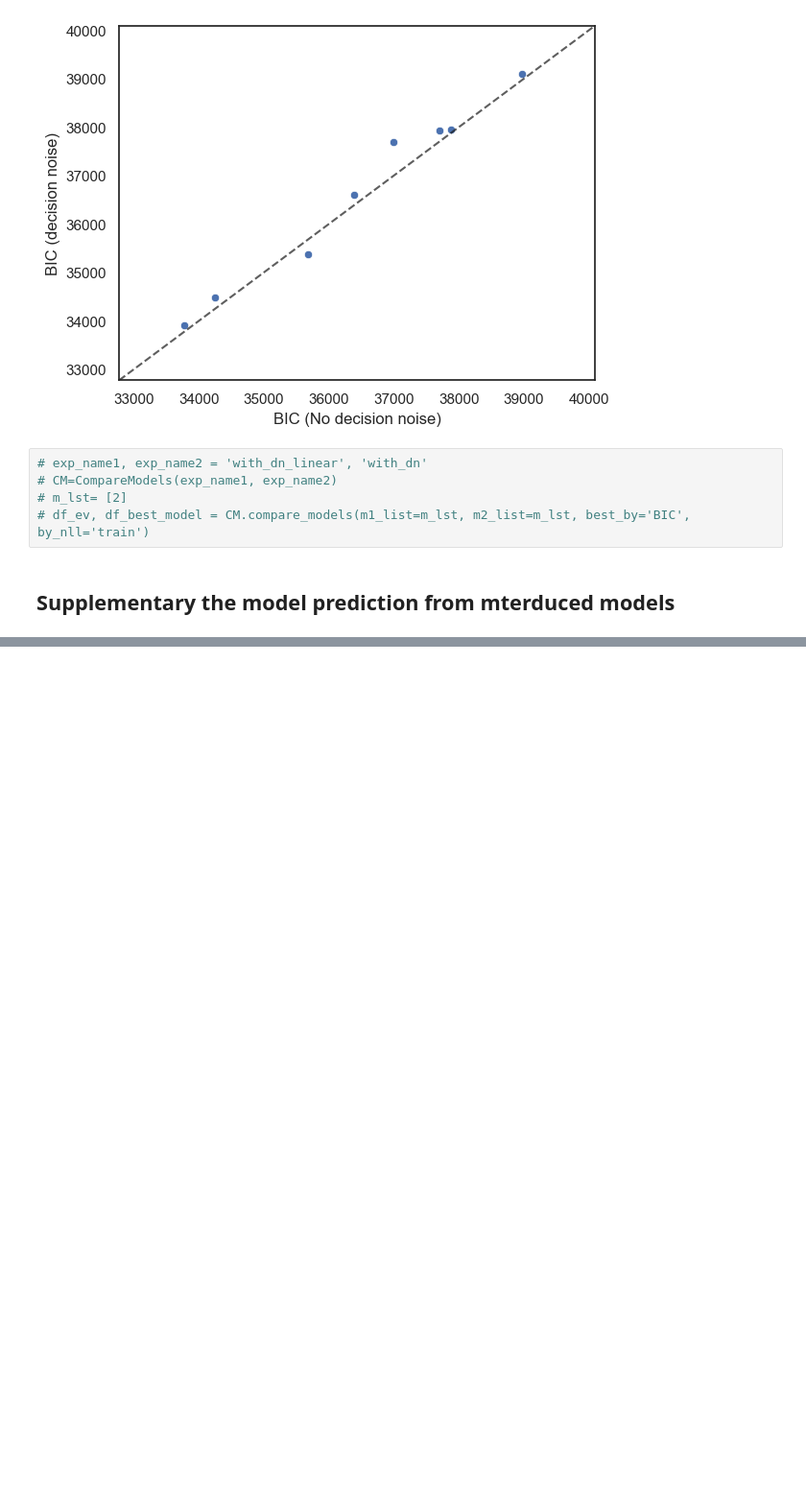
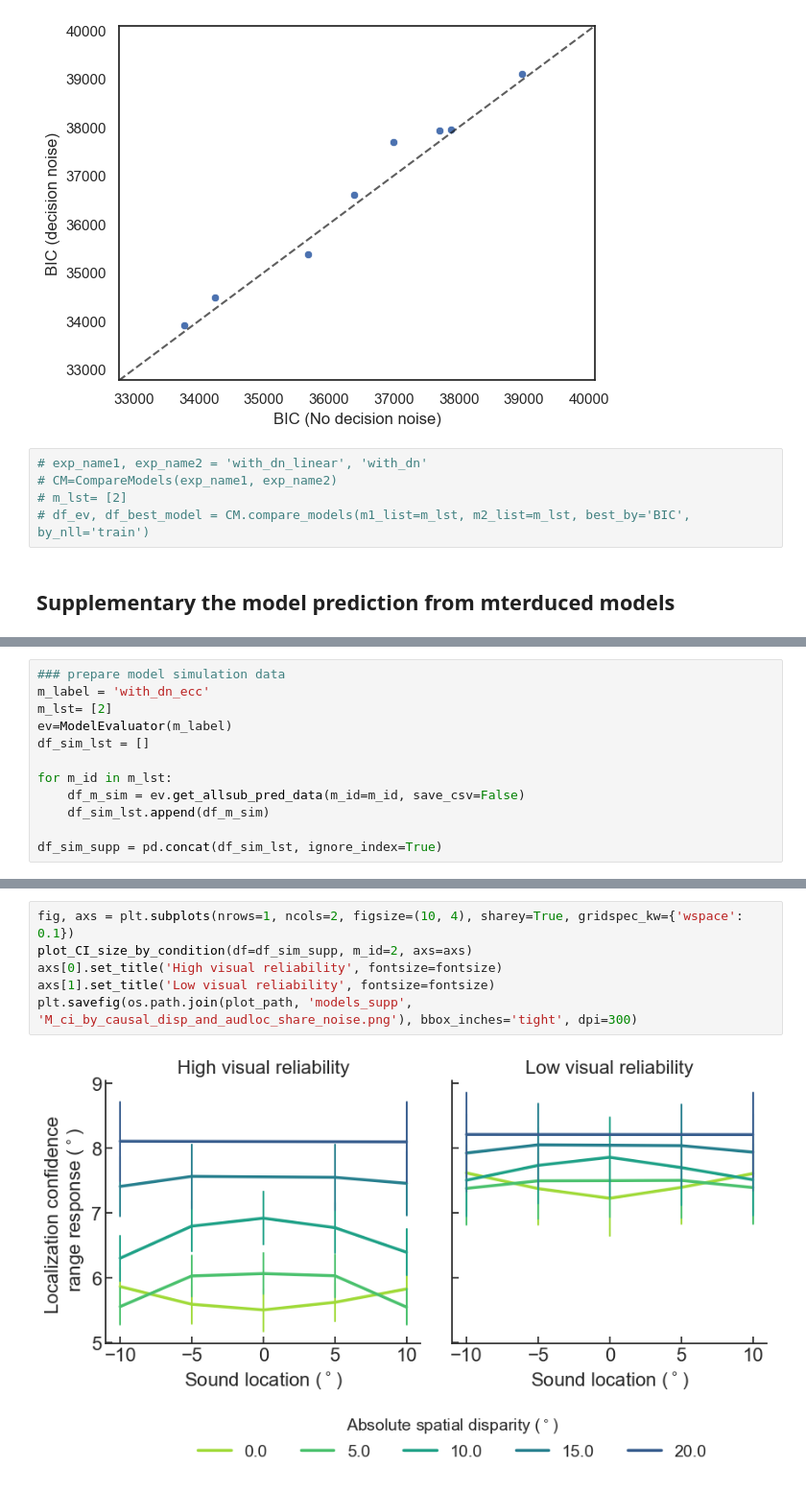
Before and after one commit to wenshu2022/BCI-confidence-VE, a Jupyter notebook: Analysis/Model_evaluation_with_beh_data.ipynb, the cells around one changed output, grey strips where cells are left out. Shown at 96% size. Cells and saved outputs as stored; diff of their text form; blank space fills up the shorter version.

```diff
--- a/Analysis/Model_evaluation_with_beh_data.ipynb
+++ b/Analysis/Model_evaluation_with_beh_data.ipynb
@@ -1086,0 +1172,12 @@ plt.show()
+# %%
+### prepare model simulation data
+m_label = 'with_dn_ecc'
+m_lst= [2]
+ev=ModelEvaluator(m_label)
+df_sim_lst = []
+
+for m_id in m_lst:
+    df_m_sim = ev.get_allsub_pred_data(m_id=m_id, save_csv=False)
+    df_sim_lst.append(df_m_sim)
+
+df_sim_supp = pd.concat(df_sim_lst, ignore_index=True)
@@ -1086,0 +1193,8 @@ plt.show()
+# %%
+fig, axs = plt.subplots(nrows=1, ncols=2, figsize=(10, 4), sharey=True, gridspec_kw={'wspace': 0.1})
+plot_CI_size_by_condition(df=df_sim_supp, m_id=2, axs=axs)
+axs[0].set_title('High visual reliability', fontsize=fontsize)
+axs[1].set_title('Low visual reliability', fontsize=fontsize)
+plt.savefig(os.path.join(plot_path, 'models_supp', 'M_ci_by_causal_disp_and_audloc_share_noise.png'), bbox_inches='tight', dpi=300)
+# %% [output]
+[figure, added]
```
Also changed, not shown: parts of 14 cells of this notebook, 7 other files.
